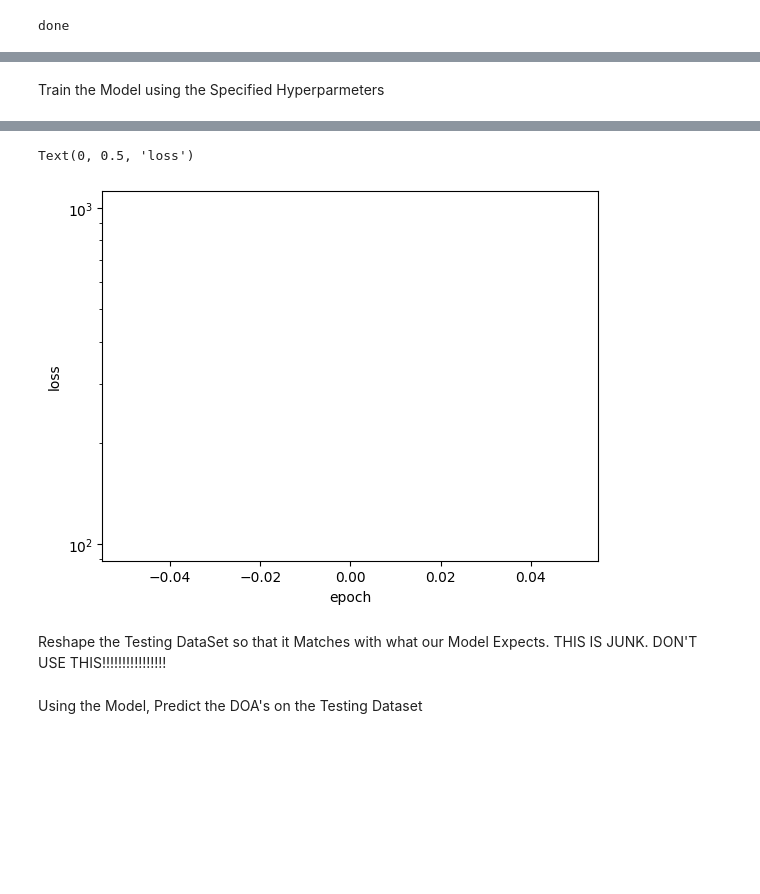
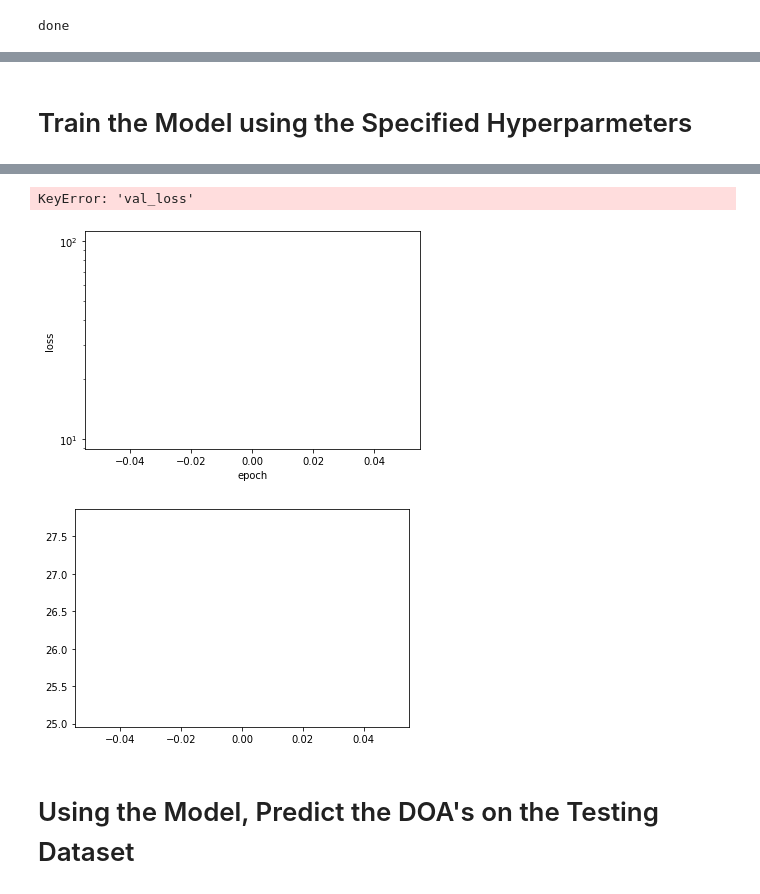
Before and after one commit to mbisbano1/MLDOA_ET, a Jupyter notebook: ML Code/SeniorDesignCode-Daniel.ipynb, the cells around one changed output, grey strips where cells are left out. Cells and saved outputs as stored; diff of their text form; code cells hidden in the pictures; blank space fills up the shorter version.

```diff
--- a/ML Code/SeniorDesignCode-Daniel.ipynb
+++ b/ML Code/SeniorDesignCode-Daniel.ipynb
@@ -222,25 +112,38 @@ Create the Windows Neccesary for the LSTM model using the TimeSeriesGenerator Fu
 # Create the windows neccesary for the LSTM model within tensorflow keras
 # Below are the arguments of the timeseries_dataset_from_array function
 # The function takes a numpy array and makes a timeseries out of it
-NumSampsPerPing= 4297
+NumSampsPerPing= 4278
 data=x_train_scale # the data to make the windows
 targets=y_train_scale # time steps in the data (don't need)
 sequence_length=10 # window length
 sequence_stride=1# period between successive output sequences
 sampling_rate=1 # period between successive individual timesteps     within sequences
-batch_size=1 # number of time series samples in each batch
+batch_size=32 # number of time series samples in each batch
 shuffle=False #shuffle the data before making the windows
 seed=None # is related to shuffle
 start_index=None # is related to shuffle
 end_index=None # is related to shuffle
-n_features=21
+n_features=22
 
 test_data=x_test_scale
 test_targets=y_test_scale
 
-inputs=TimeseriesGenerator(data, targets,sequence_length, batch_size)
+dataRows= data.shape[0]
+validationStartRow= dataRows-NumSampsPerPing*281
+#print(validationStartRow, ',', dataRows)
+
+#split up the training data into a validation set and training set
+train_data=data[:validationStartRow-1]
+train_targets=targets[:validationStartRow-1]
+val_data=data[validationStartRow:]
+val_targets=targets[validationStartRow:]
+
+inputs=TimeseriesGenerator(data=train_data, targets=train_targets,length=sequence_length, batch_size=batch_size)
+val_inputs=TimeseriesGenerator(data=val_data, targets=val_targets,length=sequence_length, batch_size=batch_size)
+
+
 #test_inputs=TimeseriesGenerator(test_data[0:40000], -1*test_targets[0:40000],sequence_length, batch_size)
-test_inputs=TimeseriesGenerator(test_data, test_targets,sequence_length, batch_size)
+test_inputs=TimeseriesGenerator(data=test_data, targets=test_targets,length=sequence_length, batch_size=batch_size)
 
 #inputs=tf.keras.preprocessing.timeseries_dataset_from_array(data, targets, sequence_length, sequence_stride, sampling_rate, batch_size, shuffle)
 #print(type(inputs))
@@ -323,15 +209,21 @@ _________________________________________________________________
 # %% [markdown]
-Train the Model using the Specified Hyperparmeters
+# Train the Model using the Specified Hyperparmeters #
 # %%
 #Now it is time to train the model
-opt=tf.keras.optimizers.Adam(learning_rate=0.001)#,decay=1e-5)
-model.compile(loss='mse', optimizer=opt)
+opt=tf.keras.optimizers.Adam(learning_rate=0.01)#, momentum=0.9)#,decay=1e-5)
+mMSE= tf.keras.metrics.MeanSquaredError()
+mRMSE= tf.keras.metrics.RootMeanSquaredError()
+huber=tf.keras.losses.Huber(delta=10) #delta is a parameter to change
+
+model.compile(loss=huber, optimizer=opt, metrics=[mMSE,mRMSE])
 
 # Allow for early stopping so that the model does not overfit the training dataset
 es= EarlyStopping(monitor='loss', mode='min',verbose=1,patience=10)
+cp= ModelCheckpoint('model/', save_best_only=True) #need validation data
+#callback=tf.keras.callbacks.LearningRateScheduler(scheduler)
 
 t0=time.time()
-#history= model.fit(inputs,steps_per_epoch=4000,epochs=200,verbose=1, callbacks=[es])
+#history= model.fit(inputs,epochs=10,batch_size=None,verbose=1, callbacks=[es, cp],validation_data=val_inputs)#, max_queue_size=200)
 history= model.fit(inputs)
 t1=time.time()
 print("The total run time to train was %.2f seconds"%(t1-t0))
@@ -340,4 +232,13 @@ print("The total run time to train was %.2f seconds"%(t1-t0))
 plt.figure()
 plt.semilogy(history.history['loss'])
 plt.xlabel('epoch'); plt.ylabel('loss')
+
+
+plt.figure()
+plt.plot(history.history['loss'])
+plt.plot(history.history['val_loss'])
+plt.ylabel('loss')
+plt.xlabel('epoch')
+plt.title('model train vs validation loss')
+plt.legend(['train','validation'], loc='upper right')
 # %% [output]
@@ -346,4 +247,3 @@ The total run time to train was 627.12 seconds
-Text(0, 0.5, 'loss')
+KeyError: 'val_loss'
-[figure, old version]
+[figure, new version]
+[figure, added]
-# %% [markdown]
-Reshape the Testing DataSet so that it Matches with what our Model Expects. THIS IS JUNK. DON'T USE THIS!!!!!!!!!!!!!!!!
@@ -355,5 +250,5 @@ Validation_Data.shape
 # %% [markdown]
-Using the Model, Predict the DOA's on the Testing Dataset
+# Using the Model, Predict the DOA's on the Testing Dataset #
 # %%
 #use the model to predict on the testing dataset
 #for right now test_inputs has only the 40,001 samples
```
Also changed, not shown: parts of 62 cells of this notebook.
